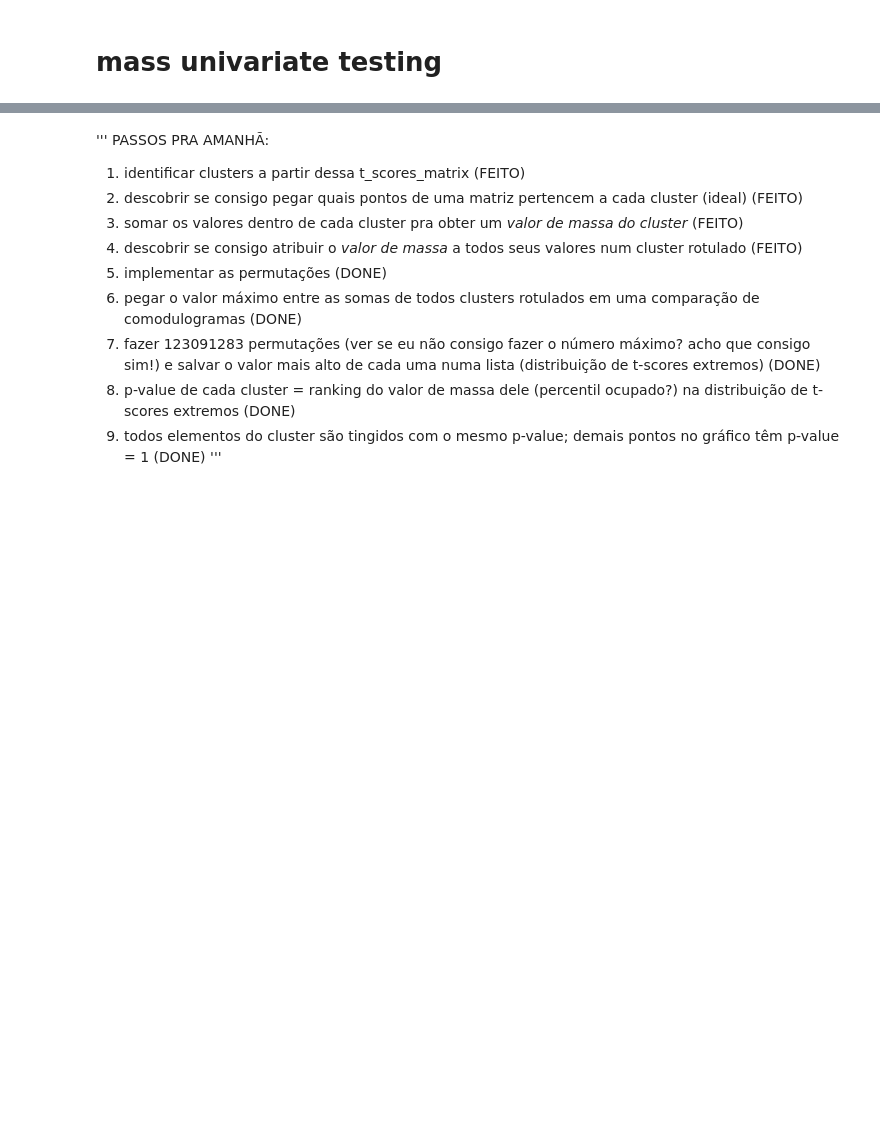
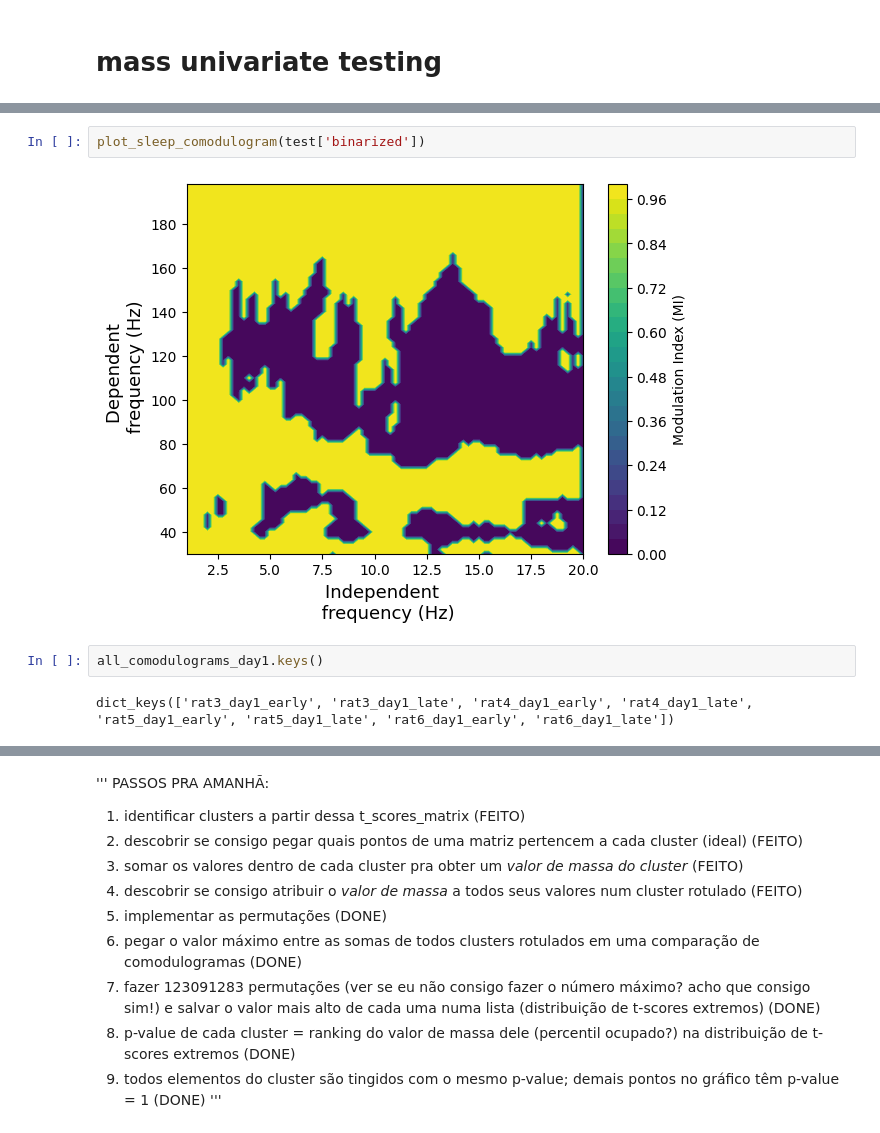
Before and after one commit to lfernandof/lfp_signals_analysis, a Jupyter notebook: consistency_check_LFP_analyses.ipynb, the cells around one changed output, grey strips where cells are left out. Drawn from its saved outputs; the diff is of its cells as text; blank space fills up the shorter version.

```diff
--- a/consistency_check_LFP_analyses.ipynb
+++ b/consistency_check_LFP_analyses.ipynb
@@ -1852,0 +1805,8 @@ for rat in range(3,7):
+# %%
+plot_sleep_comodulogram(test['binarized'])
+# %% [output]
+[figure, added]
+# %%
+all_comodulograms_day1.keys()
+# %% [output]
+dict_keys(['rat3_day1_early', 'rat3_day1_late', 'rat4_day1_early', 'rat4_day1_late', 'rat5_day1_early', 'rat5_day1_late', 'rat6_day1_early', 'rat6_day1_late'])
```
Also changed, not shown: parts of 54 cells of this notebook.
